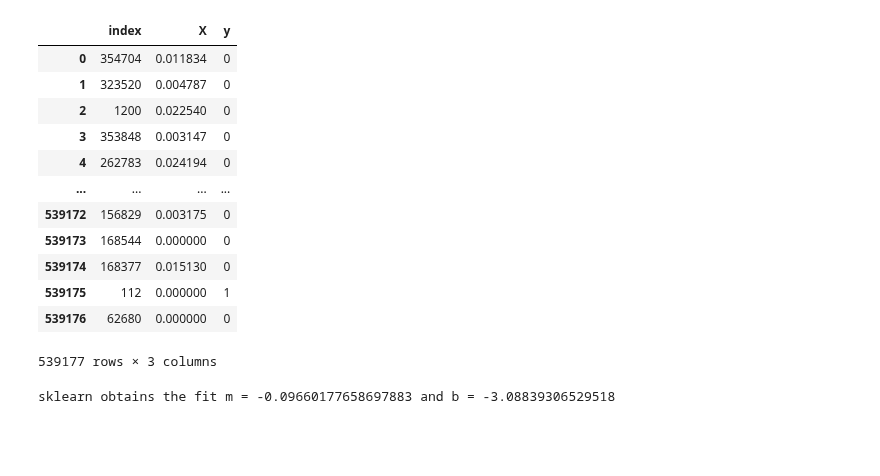
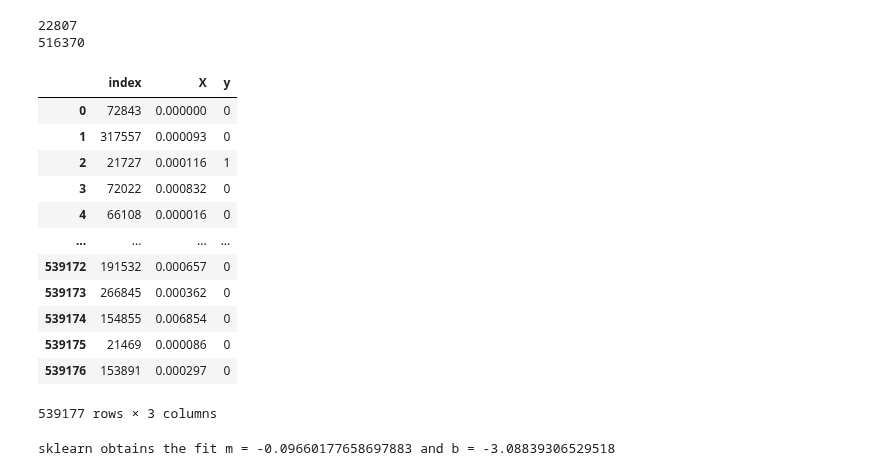
Before and after one commit to ghuckabe/DSTMarketAnalysis, a Jupyter notebook: Logistic_Regression_Finance.ipynb, the cells around one changed output. Saved outputs shown, nothing was run; the diff lists cells and outputs as text; code cells hidden in the pictures; blank space fills up the shorter version.

```diff
--- a/Logistic_Regression_Finance.ipynb
+++ b/Logistic_Regression_Finance.ipynb
@@ -10,33 +11,38 @@ set_style("whitegrid")
 # %%
 dst_stocks = pd.read_csv('DST_Finance_Stocks.csv')
 weekend_stocks = pd.read_csv('Weekends_Finance_Stocks.csv')
+print(len(dst_stocks))
+print(len(weekend_stocks))
+# %% [output]
+22807
+516370
 # %%
-dst_stocks['return'] = np.abs((dst_stocks['mon_close']-dst_stocks['fri_close'])/dst_stocks['fri_close'])
-weekend_stocks['return'] = np.abs((weekend_stocks['mon_close']-weekend_stocks['fri_close'])/weekend_stocks['fri_close'])
+dst_stocks['return'] = np.square((dst_stocks['mon_close']-dst_stocks['fri_close'])/dst_stocks['fri_close'])
+weekend_stocks['return'] = np.square((weekend_stocks['mon_close']-weekend_stocks['fri_close'])/weekend_stocks['fri_close'])
 dst_stocks['mon_range'] = dst_stocks['mon_high']-dst_stocks['mon_low']
 dst_stocks['fri_range'] = dst_stocks['fri_high']-dst_stocks['fri_low']
 weekend_stocks['mon_range'] = weekend_stocks['mon_high']-weekend_stocks['mon_low']
 weekend_stocks['fri_range'] = weekend_stocks['fri_high']-weekend_stocks['fri_low']
 dst_stocks['y'] = 1
 weekend_stocks['y'] = 0
 fit_input = pd.DataFrame()
 fit_input['X']=pd.concat([dst_stocks['return'],weekend_stocks['return']])
 fit_input['y'] = pd.concat([dst_stocks['y'],weekend_stocks['y']])
 fit_input = fit_input.sample(frac=1).reset_index()
 fit_input
 # %% [output]
 |  | index | X | y |
-| 0 | 354704 | 0.011834 | 0 |
-| 1 | 323520 | 0.004787 | 0 |
-| 2 | 1200 | 0.022540 | 0 |
-| 3 | 353848 | 0.003147 | 0 |
-| 4 | 262783 | 0.024194 | 0 |
+| 0 | 72843 | 0.000000 | 0 |
+| 1 | 317557 | 0.000093 | 0 |
+| 2 | 21727 | 0.000116 | 1 |
+| 3 | 72022 | 0.000832 | 0 |
+| 4 | 66108 | 0.000016 | 0 |
 | ... | ... | ... | ... |
-| 539172 | 156829 | 0.003175 | 0 |
-| 539173 | 168544 | 0.000000 | 0 |
-| 539174 | 168377 | 0.015130 | 0 |
-| 539175 | 112 | 0.000000 | 1 |
-| 539176 | 62680 | 0.000000 | 0 |
+| 539172 | 191532 | 0.000657 | 0 |
+| 539173 | 266845 | 0.000362 | 0 |
+| 539174 | 154855 | 0.006854 | 0 |
+| 539175 | 21469 | 0.000086 | 0 |
+| 539176 | 153891 | 0.000297 | 0 |
 539177 rows × 3 columns
 # %%
 log_reg = LogisticRegression(penalty=None)
```
Also changed, not shown: parts of 11 cells of this notebook, 1 other file.
